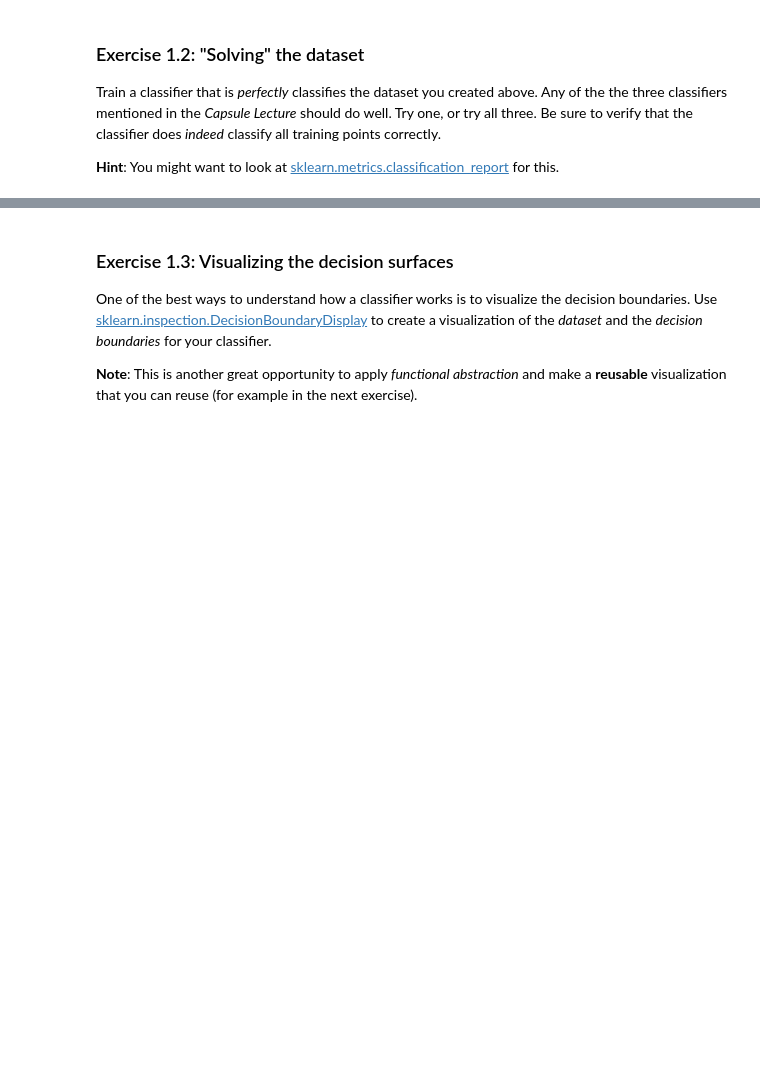
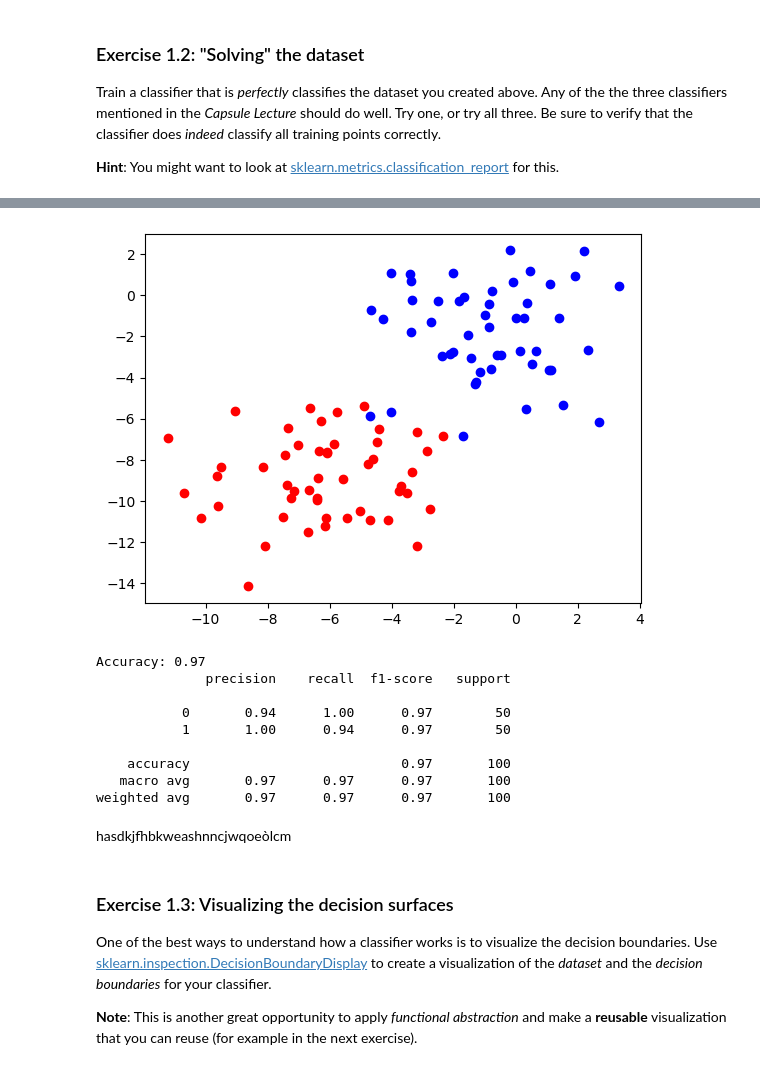
Before and after one commit to Cappetti99/FML, a Jupyter notebook: lab2/Cappetti-Lab2Classification.ipynb, the cells around one changed output, grey strips where cells are left out. Saved outputs shown, nothing was run; the diff lists cells and outputs as text; code cells hidden in the pictures; blank space fills up the shorter version.

```diff
--- a/lab2/Cappetti-Lab2Classification.ipynb
+++ b/lab2/Cappetti-Lab2Classification.ipynb
@@ -32,3 +102,22 @@ from sklearn.svm import LinearSVC
+# %%
+# Create a Quadratic Discriminant Analysis (QDA) classifier
+qda = QuadraticDiscriminantAnalysis()
+
+# Call the visualization function to analyze and display the classifier
+visualizeClassifier(qda, x, y)
+# %% [output]
+[figure, added]
+Accuracy: 0.97
+              precision    recall  f1-score   support
+
+           0       0.94      1.00      0.97        50
+           1       1.00      0.94      0.97        50
+
+    accuracy                           0.97       100
+   macro avg       0.97      0.97      0.97       100
+weighted avg       0.97      0.97      0.97       100
+# %% [markdown]
+hasdkjfhbkweashnncjwqoeòlcm
 # %% [markdown]
 ### Exercise 1.3: Visualizing the decision surfaces
 
```
Also changed, not shown: parts of 37 cells of this notebook.
